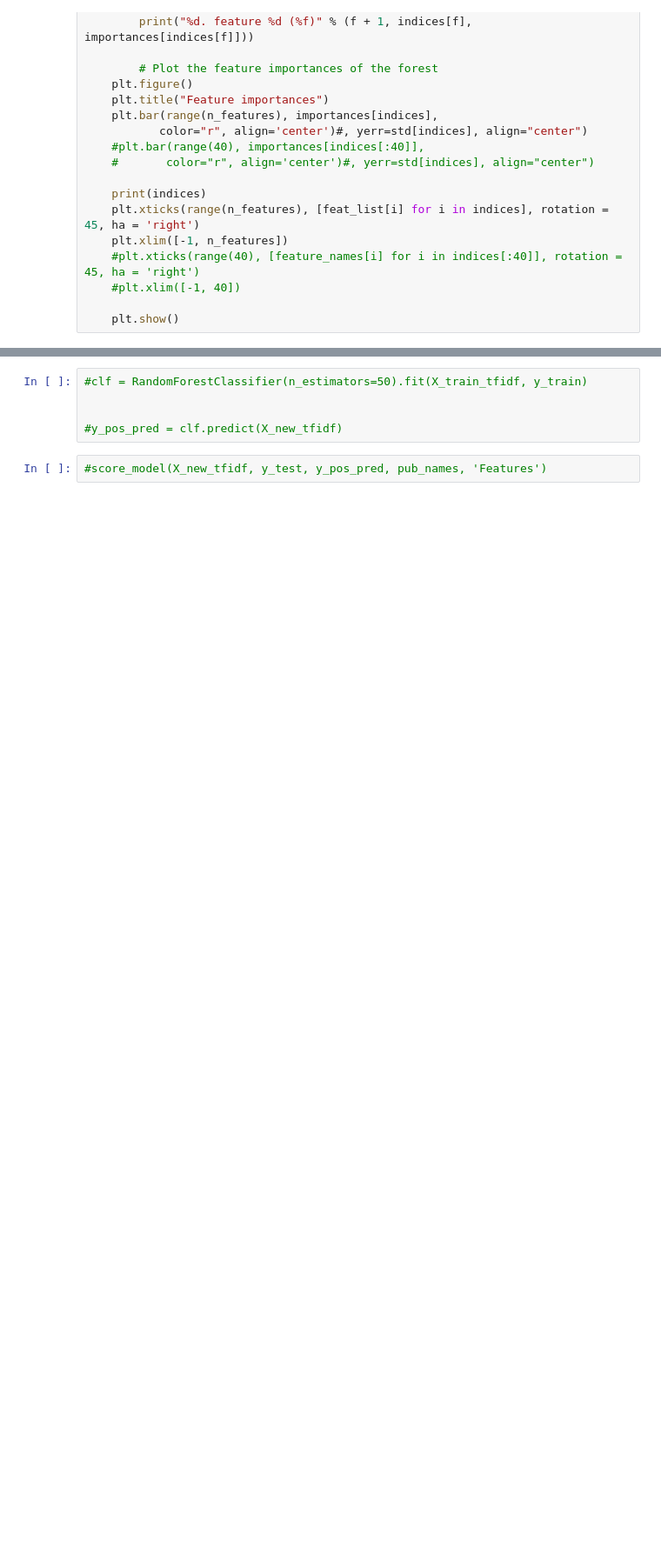
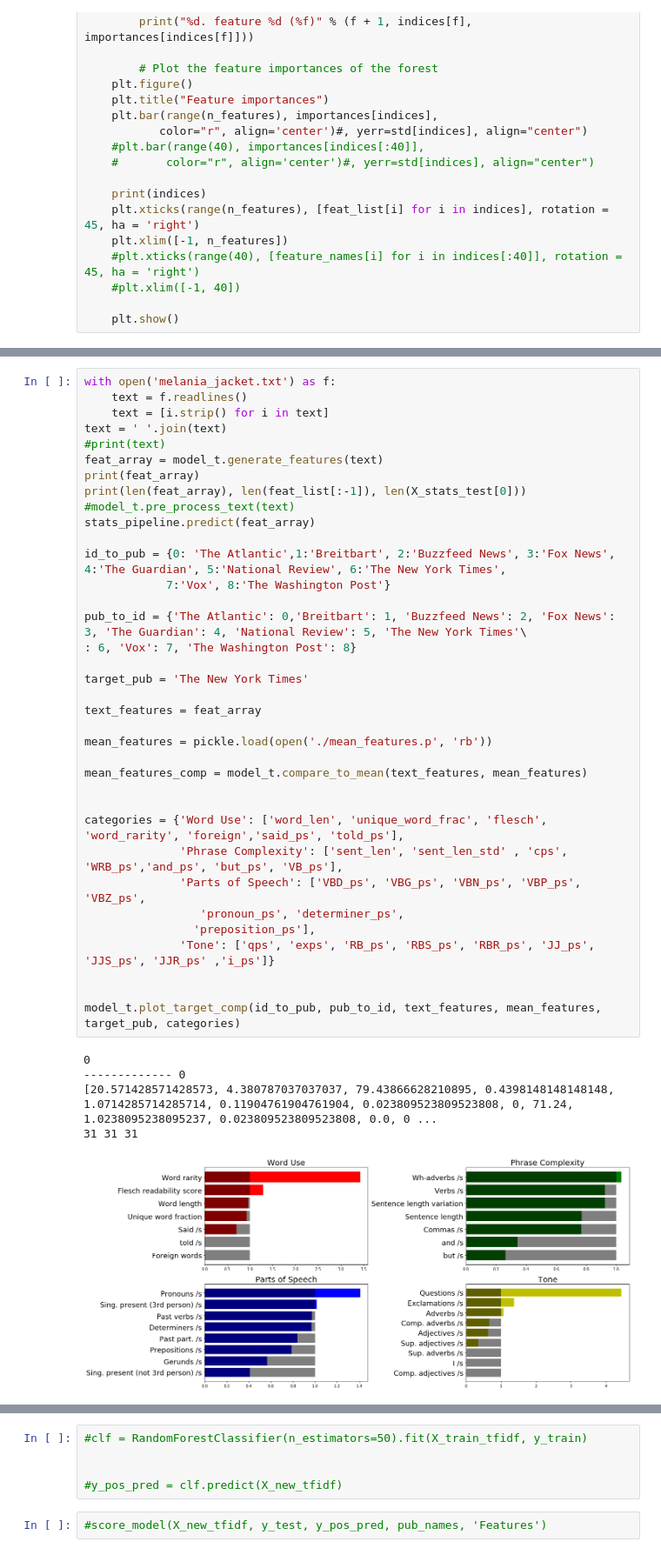
Before and after one commit to jwymbs23/insight, a Jupyter notebook: classify.ipynb, the cells around one changed output, grey strips where cells are left out. Shown: that part at 87% size. Drawn from its saved outputs; the diff is of its cells as text; blank space fills up the shorter version.

```diff
--- a/classify.ipynb
+++ b/classify.ipynb
@@ -364,0 +534,42 @@ y_stats_pred = stats_pipeline.predict(X_stats_test)
+# %%
+with open('melania_jacket.txt') as f:
+    text = f.readlines()
+    text = [i.strip() for i in text]
+text = ' '.join(text)
+#print(text)
+feat_array = model_t.generate_features(text)
+print(feat_array)
+print(len(feat_array), len(feat_list[:-1]), len(X_stats_test[0]))
+#model_t.pre_process_text(text)
+stats_pipeline.predict(feat_array)
+
+id_to_pub = {0: 'The Atlantic',1:'Breitbart', 2:'Buzzfeed News', 3:'Fox News', 4:'The Guardian', 5:'National Review', 6:'The New York Times',
+            7:'Vox', 8:'The Washington Post'}
+
+pub_to_id = {'The Atlantic': 0,'Breitbart': 1, 'Buzzfeed News': 2, 'Fox News': 3, 'The Guardian': 4, 'National Review': 5, 'The New York Times'\
+: 6, 'Vox': 7, 'The Washington Post': 8}
+
+target_pub = 'The New York Times'
+
+text_features = feat_array
+
+mean_features = pickle.load(open('./mean_features.p', 'rb'))
+
+mean_features_comp = model_t.compare_to_mean(text_features, mean_features)
+
+
+categories = {'Word Use': ['word_len', 'unique_word_frac', 'flesch', 'word_rarity', 'foreign','said_ps', 'told_ps'],
+              'Phrase Complexity': ['sent_len', 'sent_len_std' , 'cps', 'WRB_ps','and_ps', 'but_ps', 'VB_ps'],
+              'Parts of Speech': ['VBD_ps', 'VBG_ps', 'VBN_ps', 'VBP_ps', 'VBZ_ps',
+                 'pronoun_ps', 'determiner_ps',
+                'preposition_ps'],
+              'Tone': ['qps', 'exps', 'RB_ps', 'RBS_ps', 'RBR_ps', 'JJ_ps', 'JJS_ps', 'JJR_ps' ,'i_ps']}
+
+
+model_t.plot_target_comp(id_to_pub, pub_to_id, text_features, mean_features, target_pub, categories)
+# %% [output]
+0
+------------- 0
+[20.571428571428573, 4.380787037037037, 79.43866628210895, 0.4398148148148148, 1.0714285714285714, 0.11904761904761904, 0.023809523809523808, 0, 71.24, 1.0238095238095237, 0.023809523809523808, 0.0, 0 ...
+31 31 31
+[figure, added]
```
Also changed, not shown: parts of 30 cells of this notebook, 12 other files.
